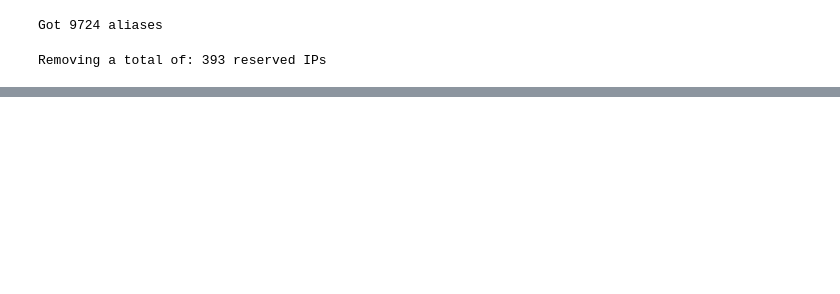
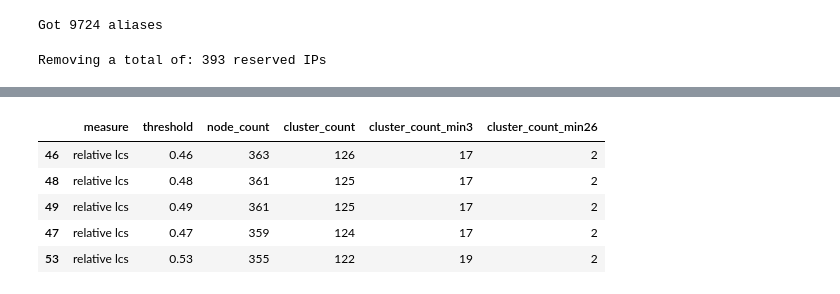
Before and after one commit to MatteoRomiti/lightning_study, a Jupyter notebook: src/03/03_offchain_clustering.ipynb, the cells around one changed output, grey strips where cells are left out. Drawn from its saved outputs; the diff is of its cells as text; code cells hidden in the pictures; blank space fills up the shorter version.

```diff
--- a/src/03/03_offchain_clustering.ipynb
+++ b/src/03/03_offchain_clustering.ipynb
@@ -228,0 +187,11 @@ final_clusters.groupby("cluster").agg(
+# %%
+# Print the distance measure that at least 2 large clusters (LNBig and lnd-gar-nodl-it),
+# and sort by most nodes clustered
+results[results.cluster_count_min26 >= 2].sort_values("node_count", ascending=False).dropna().head()
+# %% [output]
+|  | measure | threshold | node_count | cluster_count | cluster_count_min3 | cluster_count_min26 |
+| 46 | relative lcs | 0.46 | 363 | 126 | 17 | 2 |
+| 48 | relative lcs | 0.48 | 361 | 125 | 17 | 2 |
+| 49 | relative lcs | 0.49 | 361 | 125 | 17 | 2 |
+| 47 | relative lcs | 0.47 | 359 | 124 | 17 | 2 |
+| 53 | relative lcs | 0.53 | 355 | 122 | 19 | 2 |
```
Also changed, not shown: parts of 24 cells of this notebook, 1 other file.
